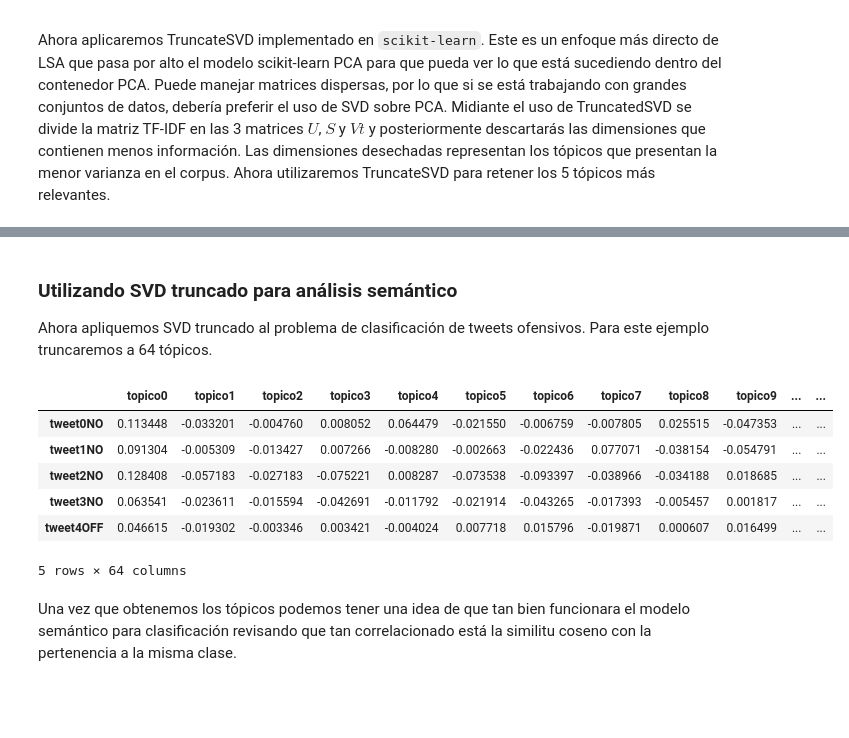
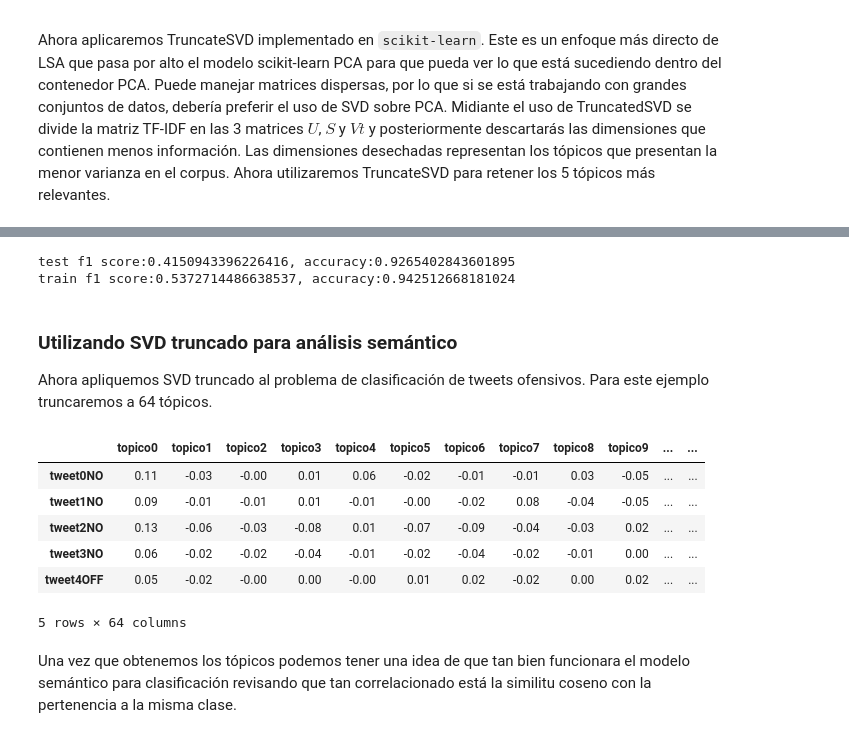
Before and after one commit to kyriox/nlp, a Jupyter notebook: 07_Analisis_Semantico.ipynb, the cells around one changed output, grey strips where cells are left out. Cells and saved outputs as stored; diff of their text form; code cells hidden in the pictures; blank space fills up the shorter version.

```diff
--- a/07_Analisis_Semantico.ipynb
+++ b/07_Analisis_Semantico.ipynb
@@ -801,3 +807,15 @@ pd.DataFrame(vectores_de_topicos_svd ,columns=topicos)
+# %%
+svd = TruncatedSVD(n_components=300, n_iter=100)
+svd.fit(train)
+Xn=svd.transform(train)
+Xtp=svd.transform(test)
+clf=LDA(n_components=1)
+clf.fit(Xn,y)
+print(f"test f1 score:{f1(yt,clf.predict(Xtp))}, accuracy:{acc(yt,clf.predict(Xtp))}")
+print(f"train f1 score:{f1(y,clf.predict(Xn))}, accuracy:{acc(y,clf.predict(Xn))}")
+# %% [output]
+test f1 score:0.4150943396226416, accuracy:0.9265402843601895
+train f1 score:0.5372714486638537, accuracy:0.942512668181024
 # %% [markdown]
 ### Utilizando SVD truncado para análisis semántico
 
@@ -809,14 +827,14 @@ vectores_de_topicos = svdt.fit_transform(train)
 vectores_de_topicos=pd.DataFrame(vectores_de_topicos, columns=['topico{}'.format(i) for i in range(64)],
             index=tindex)
 # %%
-vectores_de_topicos.head()
+vectores_de_topicos.head().round(2)
 # %% [output]
 |  | topico0 | topico1 | topico2 | topico3 | topico4 | topico5 | topico6 | topico7 | topico8 | topico9 | ... | ... |
-| tweet0NO | 0.113448 | -0.033201 | -0.004760 | 0.008052 | 0.064479 | -0.021550 | -0.006759 | -0.007805 | 0.025515 | -0.047353 | ... | ... |
-| tweet1NO | 0.091304 | -0.005309 | -0.013427 | 0.007266 | -0.008280 | -0.002663 | -0.022436 | 0.077071 | -0.038154 | -0.054791 | ... | ... |
-| tweet2NO | 0.128408 | -0.057183 | -0.027183 | -0.075221 | 0.008287 | -0.073538 | -0.093397 | -0.038966 | -0.034188 | 0.018685 | ... | ... |
-| tweet3NO | 0.063541 | -0.023611 | -0.015594 | -0.042691 | -0.011792 | -0.021914 | -0.043265 | -0.017393 | -0.005457 | 0.001817 | ... | ... |
-| tweet4OFF | 0.046615 | -0.019302 | -0.003346 | 0.003421 | -0.004024 | 0.007718 | 0.015796 | -0.019871 | 0.000607 | 0.016499 | ... | ... |
+| tweet0NO | 0.11 | -0.03 | -0.00 | 0.01 | 0.06 | -0.02 | -0.01 | -0.01 | 0.03 | -0.05 | ... | ... |
+| tweet1NO | 0.09 | -0.01 | -0.01 | 0.01 | -0.01 | -0.00 | -0.02 | 0.08 | -0.04 | -0.05 | ... | ... |
+| tweet2NO | 0.13 | -0.06 | -0.03 | -0.08 | 0.01 | -0.07 | -0.09 | -0.04 | -0.03 | 0.02 | ... | ... |
+| tweet3NO | 0.06 | -0.02 | -0.02 | -0.04 | -0.01 | -0.02 | -0.04 | -0.02 | -0.01 | 0.00 | ... | ... |
+| tweet4OFF | 0.05 | -0.02 | -0.00 | 0.00 | -0.00 | 0.01 | 0.02 | -0.02 | 0.00 | 0.02 | ... | ... |
 5 rows × 64 columns
 # %% [markdown]
 Una vez que obtenemos los tópicos podemos tener una idea de que tan bien funcionara el modelo semántico para clasificación revisando que tan correlacionado está la similitu coseno con la pertenencia a la misma clase.
```
Also changed, not shown: parts of 51 cells of this notebook, 2 other files.
